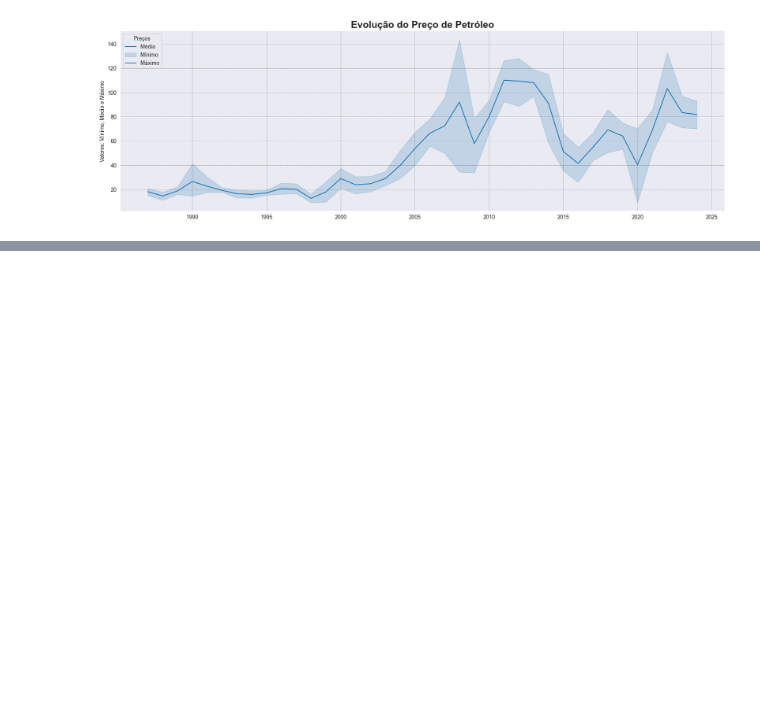
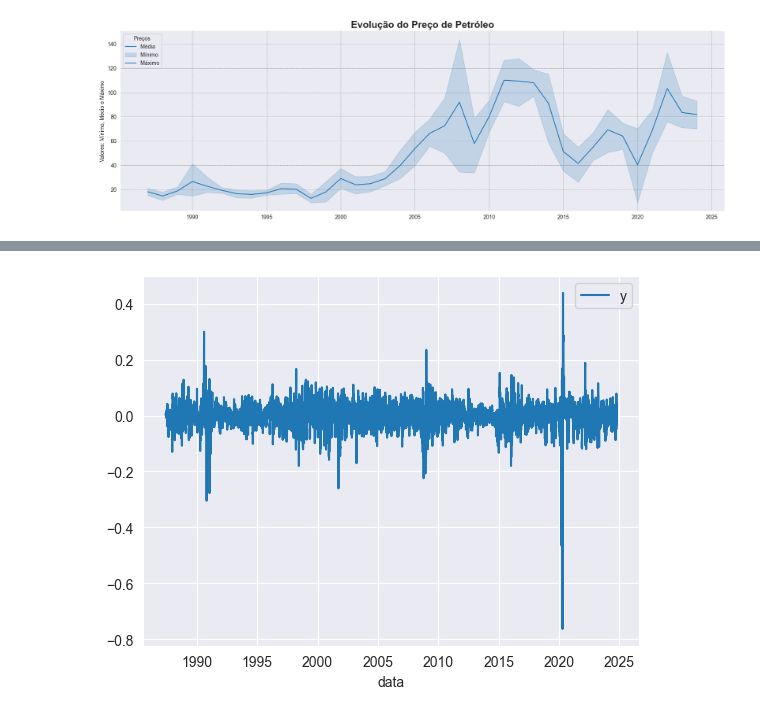
Before and after one commit to claytongsant/https-github.com-torvess-Tech_Challeng_FIAP_Fase_04, a Jupyter notebook: Notebooks/precos_petroleo.ipynb, the cells around one changed output, grey strips where cells are left out. Saved outputs shown, nothing was run; the diff lists cells and outputs as text; code cells hidden in the pictures; blank space fills up the shorter version.

```diff
--- a/Notebooks/precos_petroleo.ipynb
+++ b/Notebooks/precos_petroleo.ipynb
@@ -190,0 +280,8 @@ Avaliando os limites de preço por ano, 2008 foi o ano que tivemos com maior ins
+# %%
+# removendo média móvel
+dados_ml_est['y'] = dados_ml_est['y'] - dados_ml_est['y'].rolling(window=12).mean()
+
+sns.lineplot(data=dados_ml_est)
+plt.show()
+# %% [output]
+[figure, added]
```
Also changed, not shown: parts of 33 cells of this notebook.
